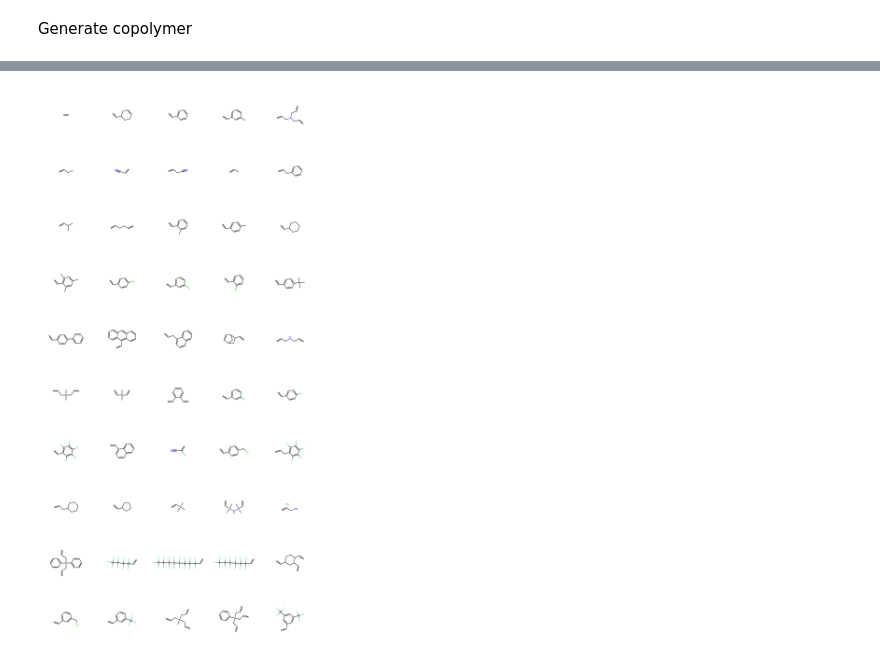
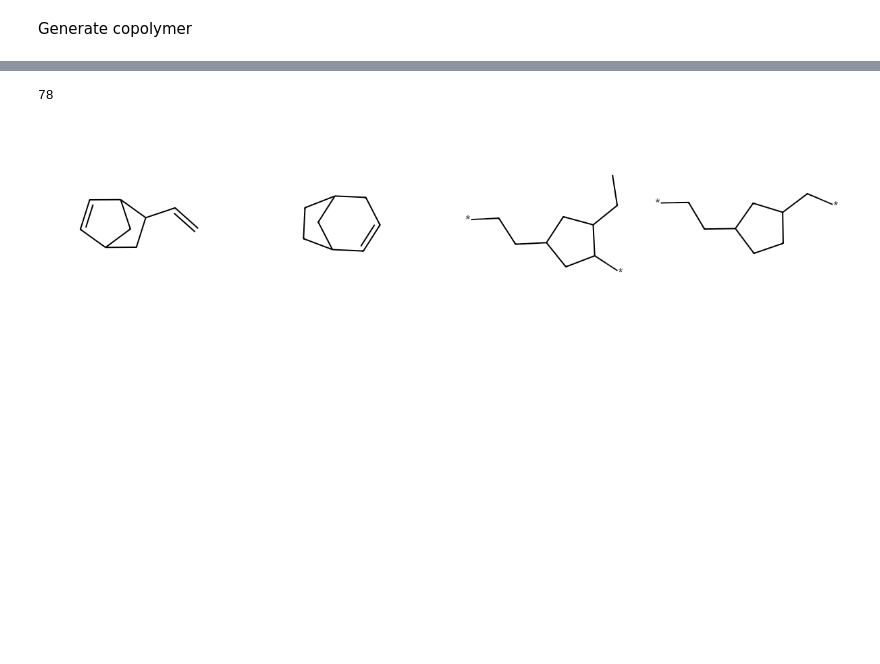
Before and after one commit to PEJpOhno/SMiPoly, a Jupyter notebook: sample_script/sample_smip_demo3.ipynb, the cells around one changed output, grey strips where cells are left out. Drawn from its saved outputs; the diff is of its cells as text; code cells hidden in the pictures; blank space fills up the shorter version.

```diff
--- a/sample_script/sample_smip_demo3.ipynb
+++ b/sample_script/sample_smip_demo3.ipynb
@@ -127,9 +210,14 @@ from rdkit.Chem import Draw
-# %%
-DF_clsd_ole = DF_ole.loc[DF_ole['ole_cls'].apply(lambda x: x['aliphCHX'][0]), 'smip_cand_mons']
-m_clsd_ole = [Chem.MolFromSmiles(e) for e in DF_clsd_ole]
-img = Draw.MolsToGridImage(m_clsd_ole, molsPerRow=5, subImgSize=(300, 300))
-img
-# %% [output]
-[figure, removed]
+# %%
+#Draw example of generated polymerization reaction
+pickupNo = int(random.randint(0,len(DF_ole_copol)))
+print(pickupNo)
+
+m3 = [Chem.MolFromSmiles(m) for m in DF_ole_copol.iloc[pickupNo,2]]
+m4 = [Chem.MolFromSmiles(m) for m in DF_ole_copol.iloc[pickupNo,5]]
+L_ole = m4+m3
+Draw.MolsToGridImage(L_ole,molsPerRow=4, subImgSize=(300,300))
+# %% [output]
+78
+[figure, added]
 # %%
 #end
```
Also changed, not shown: parts of 12 cells of this notebook.
